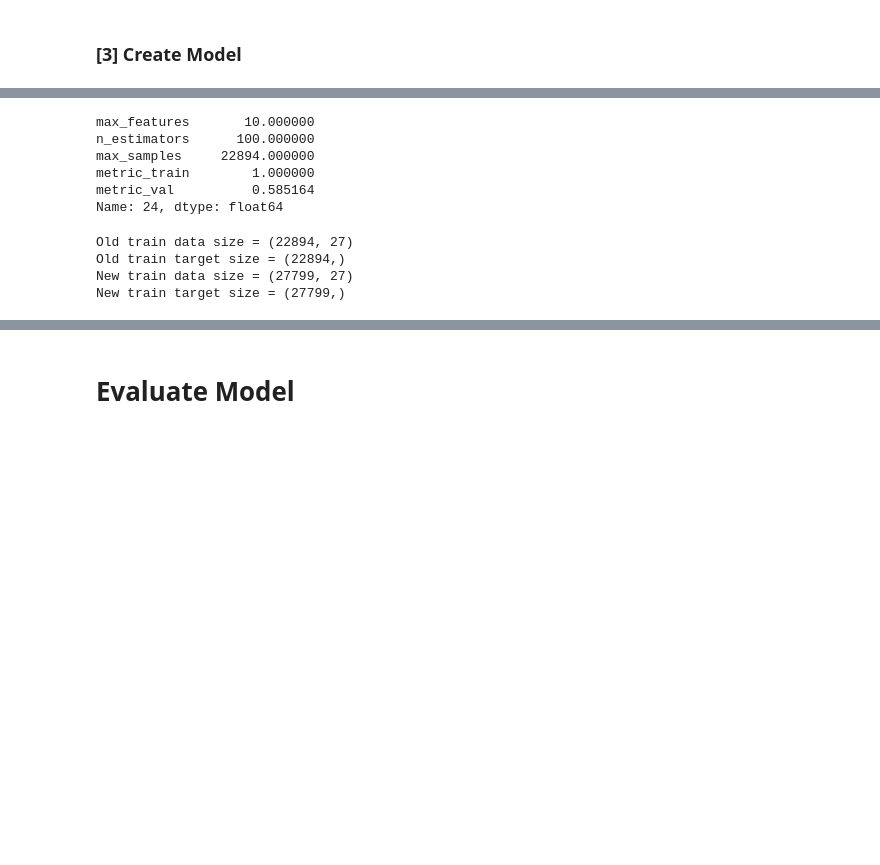
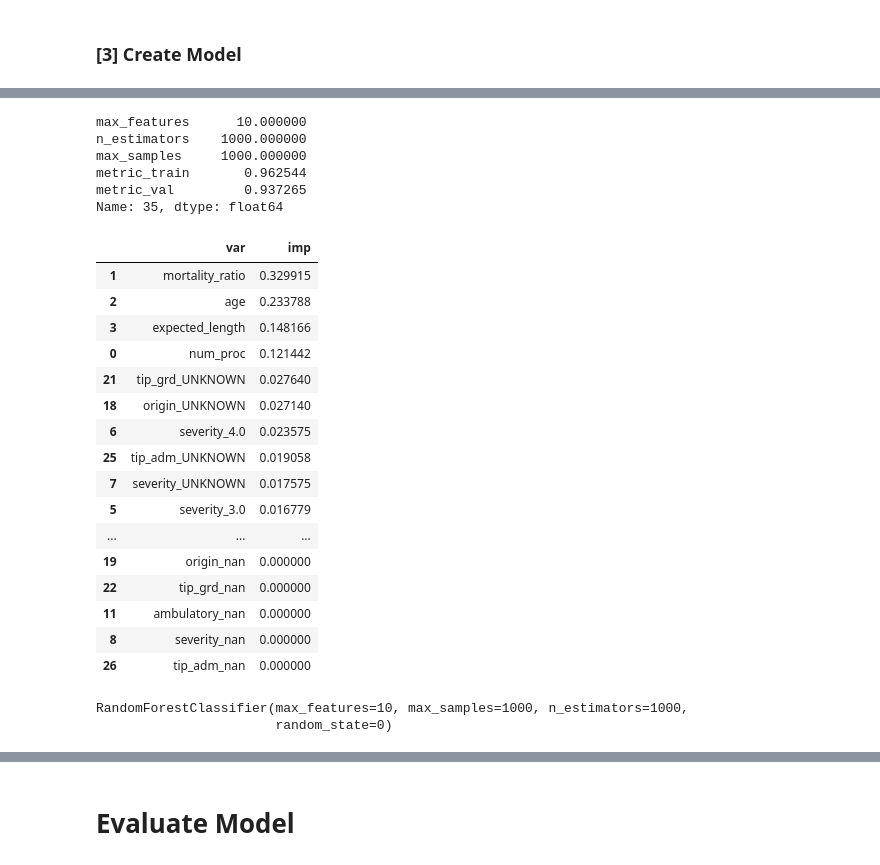
Before and after one commit to gor2000/MACHINE_LEARNING_II, a Jupyter notebook: MOCK EXAM/mock_midterm.ipynb, the cells around one changed output, grey strips where cells are left out. Saved outputs shown, nothing was run; the diff lists cells and outputs as text; code cells hidden in the pictures; blank space fills up the shorter version.

```diff
--- a/MOCK EXAM/mock_midterm.ipynb
+++ b/MOCK EXAM/mock_midterm.ipynb
@@ -160 +139,10 @@ X_train
+# %%
+# Random Forest
+n_estimators_values = [10, 100, 1000]
+max_features_values = [2, 5, 10]
+max_samples_values = [10, 100, 1000, dat[dat['dataset'] == 'train'].shape[0]]
+
+params_grid = {'max_features': max_features_values,
+              'n_estimators': n_estimators_values,
+               'max_samples': max_samples_values}
 # %%
@@ -234,36 +211,45 @@ Metric train = 1.00 - Metric validation = 0.58.
 # %%
-grid_results = grid_results.sort_values(by = ['metric_val', 'metric_train'], ascending = [False, True])
+grid_results = grid_results.sort_values(by = ['metric_val', 'metric_train'], ascending = [False, False])
 best_model = grid_results.iloc[0]
 best_model
 # %% [output]
-max_features       10.000000
-n_estimators      100.000000
-max_samples     22894.000000
-metric_train        1.000000
-metric_val          0.585164
-Name: 24, dtype: float64
+max_features      10.000000
+n_estimators    1000.000000
+max_samples     1000.000000
+metric_train       0.962544
+metric_val         0.937265
+Name: 35, dtype: float64
-# %%
-print('Old train data size = ' + str(X_train.shape))
-print('Old train target size = ' + str(y_train.shape))
-
-# Combine train and validación
-X_train = np.concatenate((X_train, X_val), axis = 0)
-y_train = np.concatenate((y_train, y_val), axis = 0)
-
-print('New train data size = ' + str(X_train.shape))
-print('New train target size = ' + str(y_train.shape))
-# %% [output]
-Old train data size = (22894, 27)
-Old train target size = (22894,)
-New train data size = (27799, 27)
-New train target size = (27799,)
 # %%
-# [3] Define model
-model = model_constructor(criterion = 'gini',
-                          max_depth = None,
-                          min_samples_split = 2,
-                          min_samples_leaf = 1,
-                          max_features = int(best_model.max_features),
-                          n_estimators =  int(best_model.n_estimators),
-                          max_samples = int(best_model.max_samples),
-                          random_state = 0) # Use same random_state as in training!!!
+model = model_constructor(max_features=int(best_model['max_features']),
+                          n_estimators=int(best_model['n_estimators']),
+                          max_samples=int(best_model['max_samples']),
+                          random_state=0)
+# %%
+model.fit(dat[dat['dataset'] == 'train'].drop(['exitus', 'dataset'], axis = 1), dat[dat['dataset'] == 'train'].exitus.values)
+var_imp = pd.DataFrame({'var': dat.drop(['exitus', 'dataset'], axis = 1).columns, 'imp': model.feature_importances_})
+var_imp.sort_values(['imp'], ascending = False, inplace = True)
+var_imp
+# %% [output]
+|  | var | imp |
+| 1 | mortality_ratio | 0.329915 |
+| 2 | age | 0.233788 |
+| 3 | expected_length | 0.148166 |
+| 0 | num_proc | 0.121442 |
+| 21 | tip_grd_UNKNOWN | 0.027640 |
+| 18 | origin_UNKNOWN | 0.027140 |
+| 6 | severity_4.0 | 0.023575 |
+| 25 | tip_adm_UNKNOWN | 0.019058 |
+| 7 | severity_UNKNOWN | 0.017575 |
+| 5 | severity_3.0 | 0.016779 |
+| ... | ... | ... |
+| 19 | origin_nan | 0.000000 |
+| 22 | tip_grd_nan | 0.000000 |
+| 11 | ambulatory_nan | 0.000000 |
+| 8 | severity_nan | 0.000000 |
+| 26 | tip_adm_nan | 0.000000 |
+# %%
+# [4] Train model
+model.fit(dat[dat['dataset'] == 'train'].drop(['exitus', 'dataset'], axis = 1), dat[dat['dataset'] == 'train'].exitus.values)
+# %% [output]
+RandomForestClassifier(max_features=10, max_samples=1000, n_estimators=1000,
+                       random_state=0)
```
Also changed, not shown: parts of 25 cells of this notebook, 2 other files.
